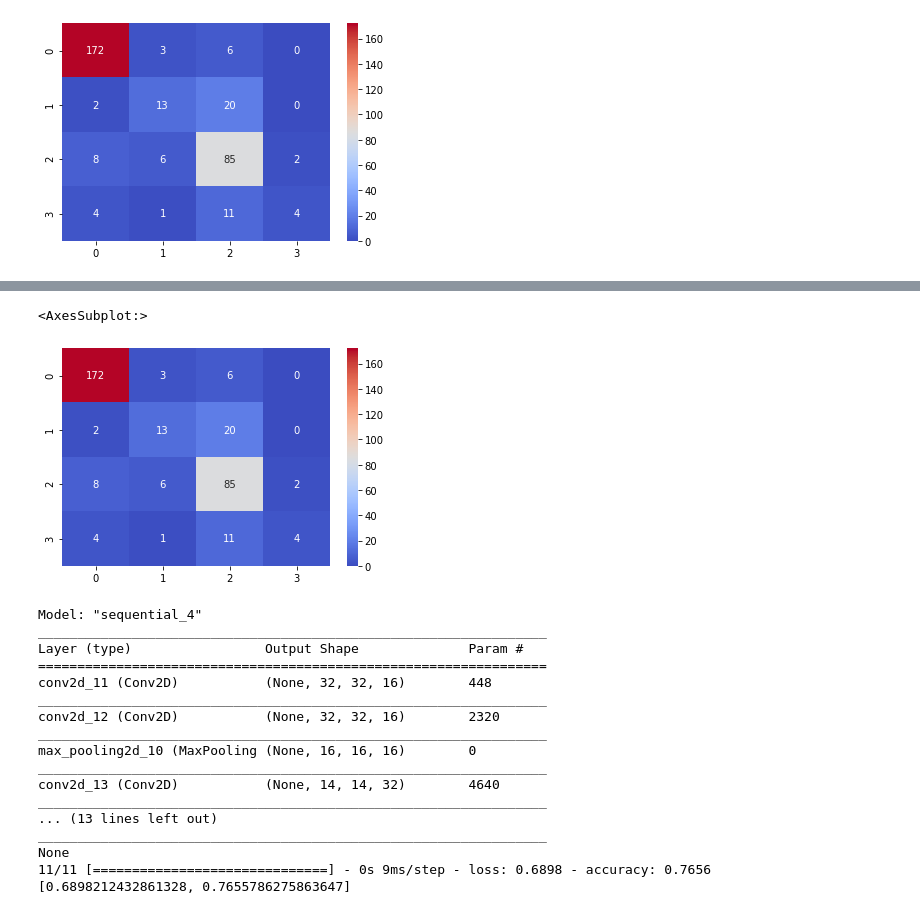
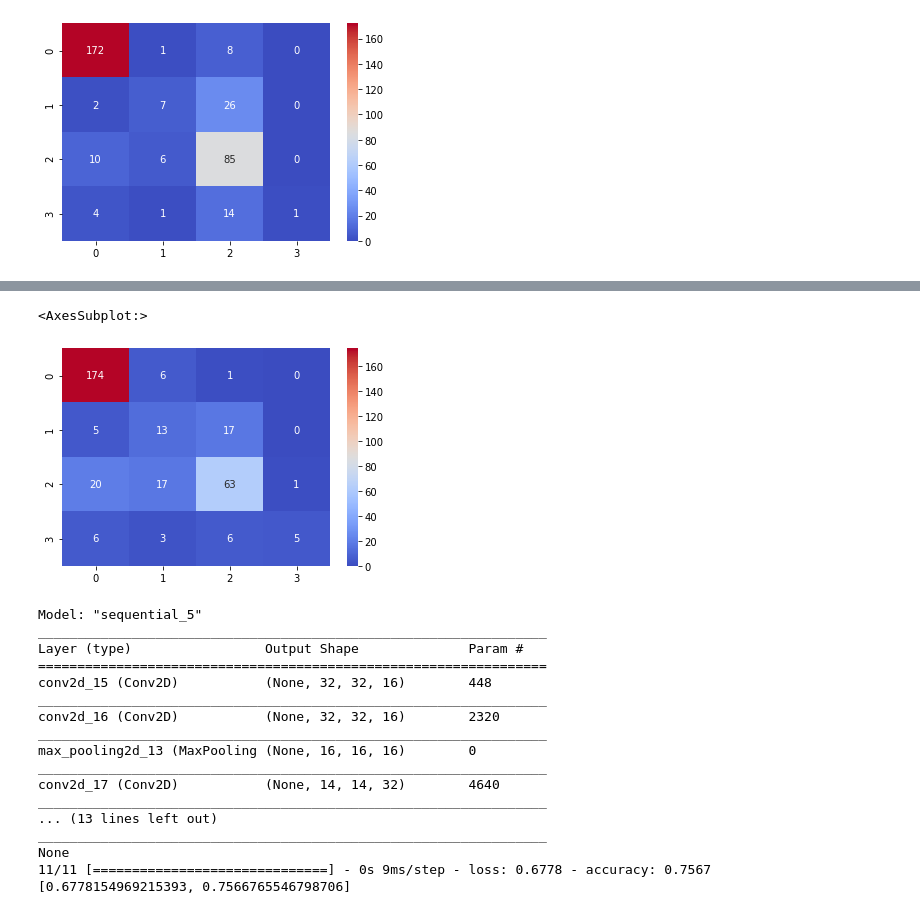
Before and after one commit to aryan1503/Diabetic-Retinopathy, a Jupyter notebook: seg 1.ipynb, the cells around one changed output, grey strips where cells are left out. Drawn from its saved outputs; the diff is of its cells as text; code cells hidden in the pictures.

```diff
--- a/seg 1.ipynb
+++ b/seg 1.ipynb
@@ -283,7 +386,7 @@ _________________________________________________________________
 # %% [markdown]
 conv pool conv pool
 # %%
-x = keras.Sequential([
+cnn3 = keras.Sequential([
     layers.Conv2D(32, input_shape=(32,32,3),kernel_size=(3, 3), activation='relu'),
     layers.MaxPooling2D(pool_size=(2, 2),strides=2),
     layers.Conv2D(64, kernel_size=(3, 3), activation='relu'),
@@ -294,8 +397,8 @@ x = keras.Sequential([
     layers.Dense(64, activation='relu'),
     layers.Dense(4, activation='softmax')
 ])
-x.compile(optimizer='adam',loss='sparse_categorical_crossentropy',metrics=['accuracy'])
+cnn3.compile(optimizer='adam',loss='sparse_categorical_crossentropy',metrics=['accuracy'])
 # %%
-x.fit(xtrain,ytrain,epochs=20,batch_size=100)
+cnn3.fit(xtrain,ytrain,epochs=20,batch_size=100)
 # %% [output]
 Epoch 1/20
@@ -384,33 +466,33 @@ Epoch 20/20
 <keras.callbacks.History at 0x...>
 # %%
-pred4=x.predict(xtest)
+pred4=x2.predict(xtest)
 pc = np.argmax(pred4, axis=1)
 pc = pc.tolist()
 sns.heatmap(tf.math.confusion_matrix(ytest,pc),annot=True,cmap='coolwarm',fmt='d')
 # %% [output]
 <AxesSubplot:>
-[figure, old version]
+[figure, new version]
 # %%
 print(x2.summary())
 print(x2.evaluate(xtest,ytest))
 # %% [output]
-Model: "sequential_4"
+Model: "sequential_5"
 _________________________________________________________________
 Layer (type)                 Output Shape              Param #
 =================================================================
-conv2d_11 (Conv2D)           (None, 32, 32, 16)        448
+conv2d_15 (Conv2D)           (None, 32, 32, 16)        448
 _________________________________________________________________
-conv2d_12 (Conv2D)           (None, 32, 32, 16)        2320
+conv2d_16 (Conv2D)           (None, 32, 32, 16)        2320
 _________________________________________________________________
-max_pooling2d_10 (MaxPooling (None, 16, 16, 16)        0
+max_pooling2d_13 (MaxPooling (None, 16, 16, 16)        0
 _________________________________________________________________
-conv2d_13 (Conv2D)           (None, 14, 14, 32)        4640
+conv2d_17 (Conv2D)           (None, 14, 14, 32)        4640
 _________________________________________________________________
 ... (13 lines left out)
 _________________________________________________________________
 None
-11/11 [==============================] - 0s 9ms/step - loss: 0.6898 - accuracy: 0.7656
-[0.6898212432861328, 0.7655786275863647]
+11/11 [==============================] - 0s 9ms/step - loss: 0.6778 - accuracy: 0.7567
+[0.6778154969215393, 0.7566765546798706]
 # %%
 from keras.utils import np_utils
 from tensorflow import keras
```
Also changed, not shown: parts of 22 cells of this notebook.
